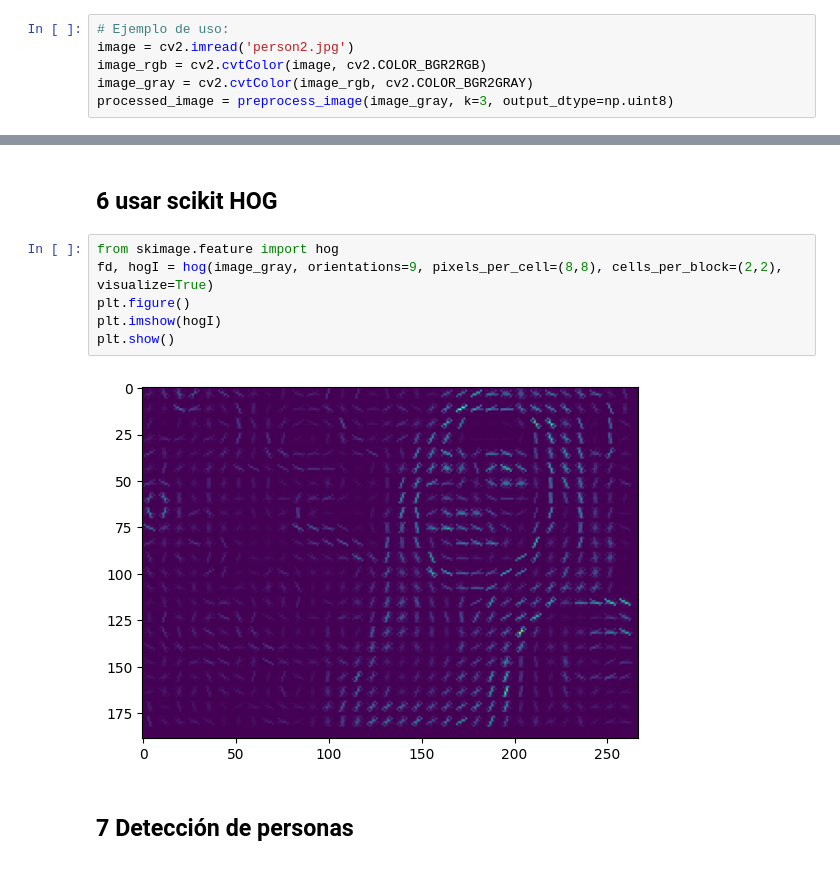
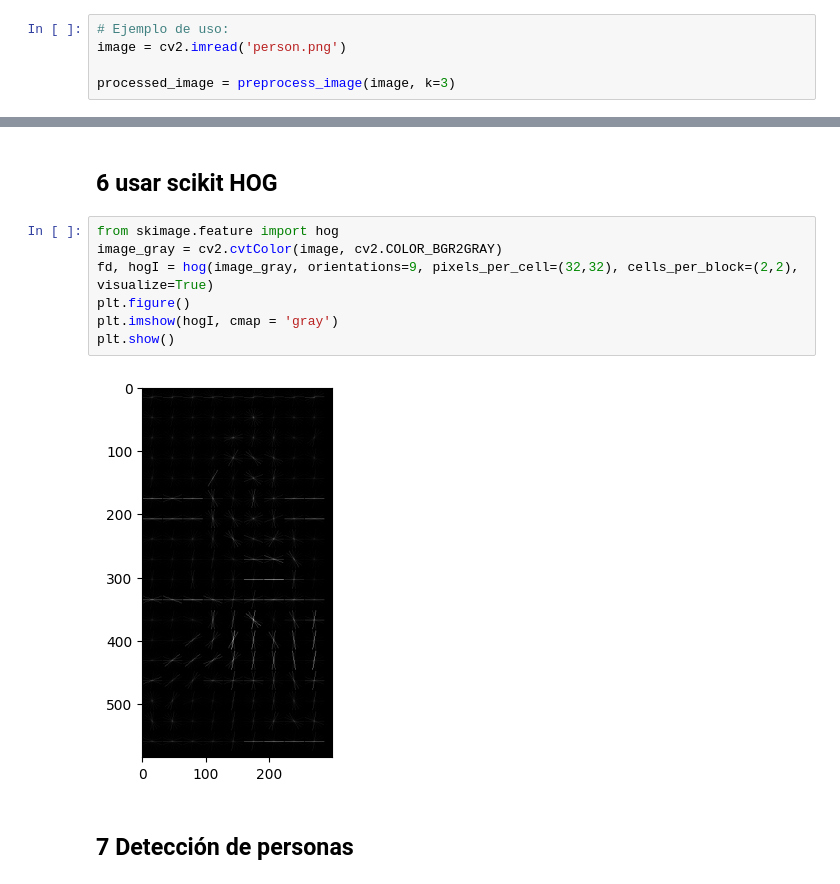
Before and after one commit to JusSolo/computer-vision-lab-3, a Jupyter notebook: lab3.ipynb, the cells around one changed output, grey strips where cells are left out. Saved outputs shown, nothing was run; the diff lists cells and outputs as text.

```diff
--- a/lab3.ipynb
+++ b/lab3.ipynb
@@ -32,8 +33,7 @@ def preprocess_image(image: np.ndarray, k: int, output_dtype=np.uint8) -> np.nda
     return resized_image
 # %%
 # Ejemplo de uso:
-image = cv2.imread('person2.jpg')
-image_rgb = cv2.cvtColor(image, cv2.COLOR_BGR2RGB)
-image_gray = cv2.cvtColor(image_rgb, cv2.COLOR_BGR2GRAY)
-processed_image = preprocess_image(image_gray, k=3, output_dtype=np.uint8)
+image = cv2.imread('person.png')
+
+processed_image = preprocess_image(image, k=3)
 # %%
@@ -228,12 +281,13 @@ show_image_with_directions(processed_image, direction_image)
 ## 6 usar scikit HOG
 # %%
 from skimage.feature import hog
-fd, hogI = hog(image_gray, orientations=9, pixels_per_cell=(8,8), cells_per_block=(2,2), visualize=True)
+image_gray = cv2.cvtColor(image, cv2.COLOR_BGR2GRAY)
+fd, hogI = hog(image_gray, orientations=9, pixels_per_cell=(32,32), cells_per_block=(2,2), visualize=True)
 plt.figure()
-plt.imshow(hogI)
+plt.imshow(hogI, cmap = 'gray')
 plt.show()
 # %% [output]
-[figure, old version]
+[figure, new version]
 # %% [markdown]
 ## 7 Detección de personas
 # %%
```
Also changed, not shown: parts of 11 cells of this notebook.
